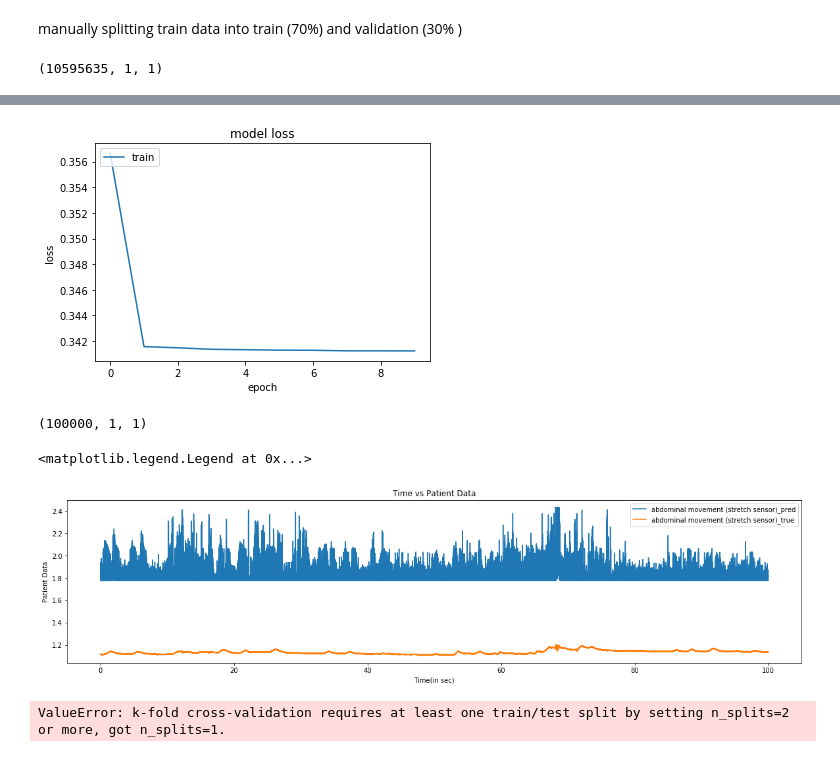
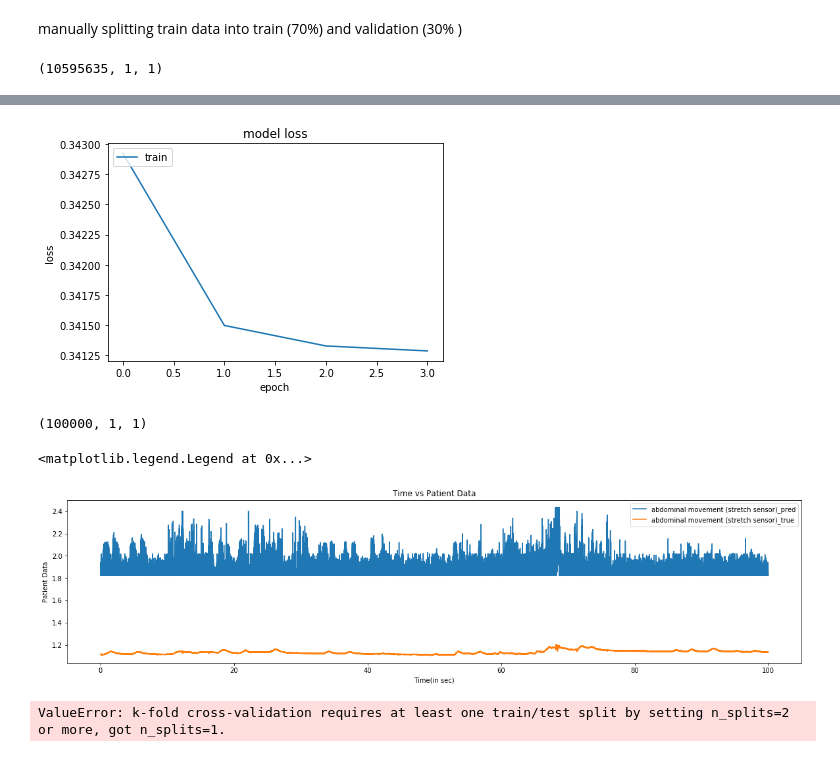
Before and after one commit to HimajaYerra/myproj, a Jupyter notebook: 1D_CNN_24July.ipynb, the cells around one changed output, grey strips where cells are left out. Cells and saved outputs as stored; diff of their text form; code cells hidden in the pictures.

```diff
--- a/1D_CNN_24July.ipynb
+++ b/1D_CNN_24July.ipynb
@@ -104,6 +104,8 @@ Xtest = X_train[round(l*0.7)+1:]
 ytrain = Y_train[:round(l*0.7)]
 ytest = Y_train[round(l*0.7)+1:]
 # %%
+from keras.callbacks import EarlyStopping
+early_stopping = EarlyStopping(monitor='val_loss', patience=2)
 
 
 Xtrain=(Xtrain).reshape(len(Xtrain),1,1)
@@ -122,7 +124,7 @@ print(X_test.shape)
 print(Y_test.shape)'''
 print(Xtrain.shape)
 model=Conv_test()
-history = model.fit(Xtrain,ytrain,validation_data=validationData,epochs=10,batch_size=1000, verbose=2)
+history = model.fit(Xtrain,ytrain,validation_data=validationData,epochs=10,batch_size=50,callbacks=[early_stopping],verbose=2)
 print(history.history.keys())
 #y_pred=model.predict(x_pred)
 # summarize history for loss
@@ -154,5 +149,5 @@ Epoch 10/10
 dict_keys(['val_loss', 'val_acc', 'loss', 'acc'])
-[figure, old version]
+[figure, new version]
 # %%
 
 
@@ -174,7 +169,7 @@ ax.legend()
 # %% [output]
 (100000, 1, 1)
 <matplotlib.legend.Legend at 0x...>
-[figure, old version]
+[figure, new version]
 # %%
 from sklearn.model_selection import TimeSeriesSplit
 
```
Also changed, not shown: parts of 3 cells of this notebook.
